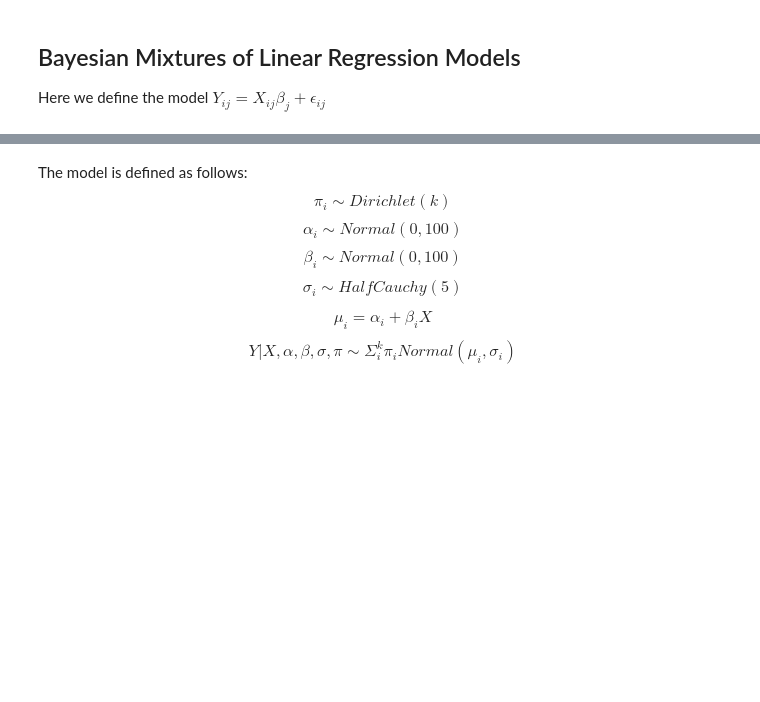
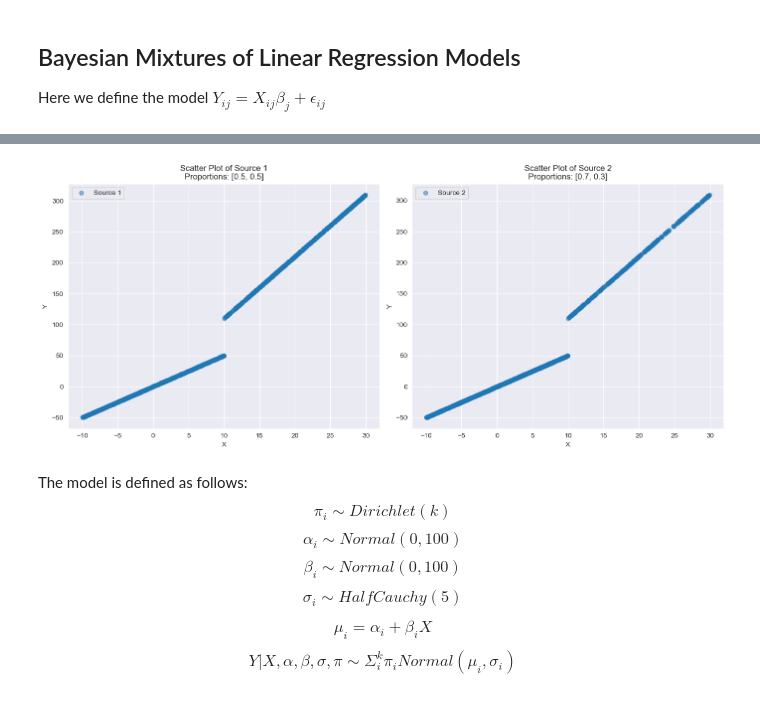
Before and after one commit to Kumachar/ResearchExamples, a Jupyter notebook: PyMC_Regression.ipynb, the cells around one changed output, grey strips where cells are left out. Cells and saved outputs as stored; diff of their text form; code cells hidden in the pictures; blank space fills up the shorter version.

Commit message:
Add Hierarchical Dirichlet Process Gaussian Mixture Regression and a simple example of binomial model.

```diff
--- a/PyMC_Regression.ipynb
+++ b/PyMC_Regression.ipynb
@@ -328,3 +330,54 @@ Y = np.vstack(Y).ravel()
+# %%
+# Dataset HDPGMM
+# Parameters
+n = 1000  # Total number of samples
+N_sources = 2  # Number of sources
+k=2 #number of components for model
+
+N_components = 2  # Number of components
+b = [5, 10]  # Slopes
+a = [0, 10]  # Intercepts
+sigma = 0.01  # Standard deviation for the noise
+proportions1 = [0.5, 0.5]  # Proportions for the first dataset
+proportions2 = [0.7, 0.3]  # Proportions for the second dataset
+
+# Initialize lists to store data
+X = []
+Y = []
+
+# Generate data for each source
+for j in range(N_sources):
+    X_source = []
+    Y_source = []
+    proportions = proportions1 if j == 0 else proportions2  # Switch proportions for source 2
+    for i in range(N_components):
+        size_i = int(n * proportions[i])
+        X_component = np.random.uniform(-10 + 20 * i, 10 + 20 * i, size=(size_i, 1))
+        e_component = np.random.normal(0, sigma, size=(size_i, 1))
+        Y_component = b[i] * X_component + a[i] + e_component
+
+        X_source.append(X_component)
+        Y_source.append(Y_component)
+
+    # Store combined data for the source
+    X.append(np.vstack(X_source))
+    Y.append(np.vstack(Y_source).ravel())
+
+# Plotting data for each source
+plt.figure(figsize=(14, 6))
+
+for j in range(N_sources):
+    plt.subplot(1, N_sources, j + 1)
+    plt.scatter(X[j], Y[j], alpha=0.5, label=f'Source {j + 1}')
+    plt.title(f'Scatter Plot of Source {j + 1}\nProportions: {proportions1 if j == 0 else proportions2}')
+    plt.xlabel('X')
+    plt.ylabel('Y')
+    plt.legend()
+
+plt.tight_layout()
+plt.show()
+# %% [output]
+[figure, added]
 # %%
 # Dataset 3
 n_samples = 100
```
Also changed, not shown: parts of 16 cells of this notebook.
